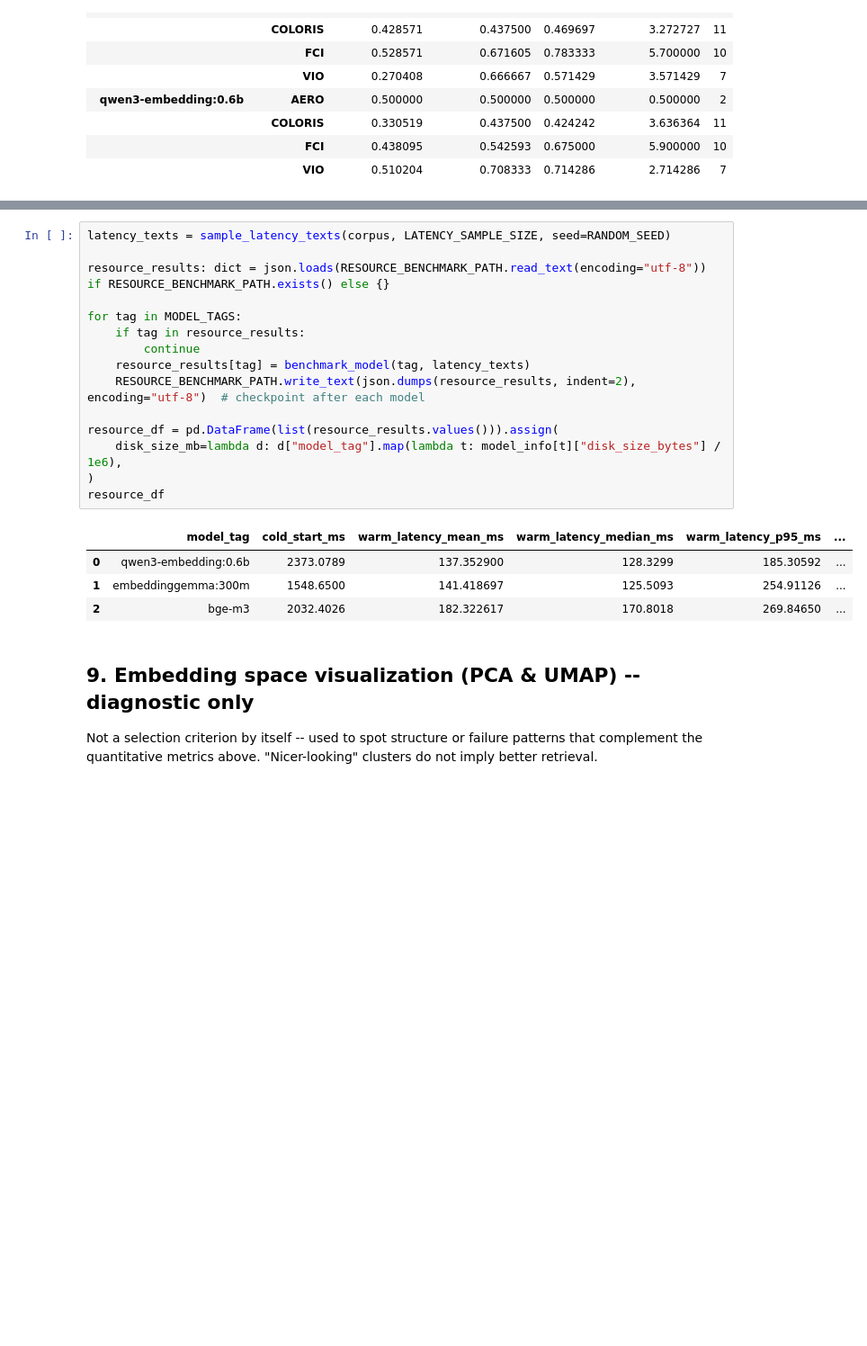
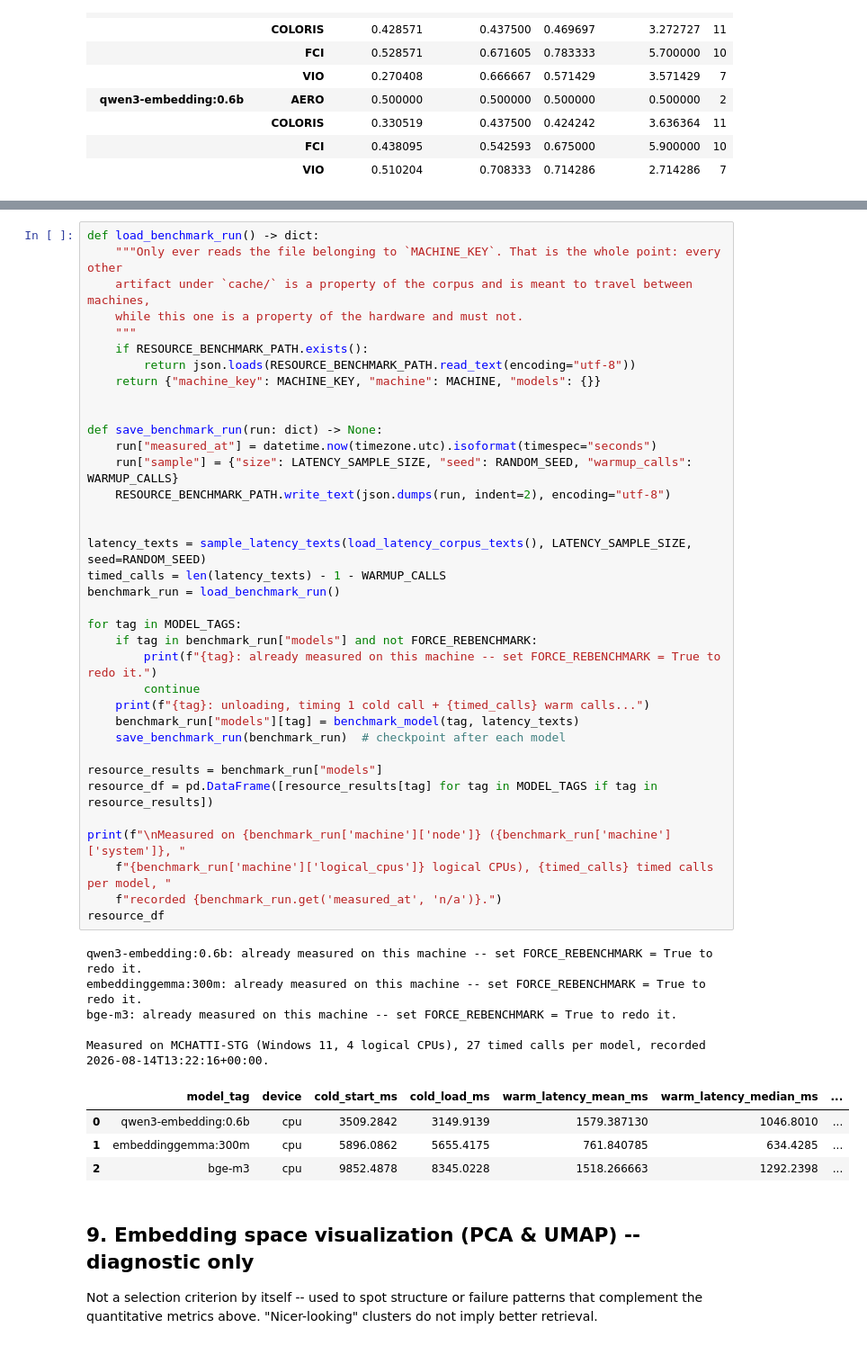
Before and after one commit to MohamedLouayChatti/suivi-run-intelligent, a Jupyter notebook: notebooks/models_evaluation/embedding_model_evaluation.ipynb, the cells around one changed output, grey strips where cells are left out. Shown at 90% size. Cells and saved outputs as stored; diff of their text form; blank space fills up the shorter version.

Commit message:
feat: Running model performane evaluation on CPU-Only machine

```diff
--- a/notebooks/models_evaluation/embedding_model_evaluation.ipynb
+++ b/notebooks/models_evaluation/embedding_model_evaluation.ipynb
@@ -1198,24 +1350,50 @@ def benchmark_model(model_tag: str, texts: list[str]) -> dict:
 	}
 # %%
-latency_texts = sample_latency_texts(corpus, LATENCY_SAMPLE_SIZE, seed=RANDOM_SEED)
+def load_benchmark_run() -> dict:
+	"""Only ever reads the file belonging to `MACHINE_KEY`. That is the whole point: every other
+	artifact under `cache/` is a property of the corpus and is meant to travel between machines,
+	while this one is a property of the hardware and must not.
+	"""
+	if RESOURCE_BENCHMARK_PATH.exists():
+		return json.loads(RESOURCE_BENCHMARK_PATH.read_text(encoding="utf-8"))
+	return {"machine_key": MACHINE_KEY, "machine": MACHINE, "models": {}}
 
-resource_results: dict = json.loads(RESOURCE_BENCHMARK_PATH.read_text(encoding="utf-8")) if RESOURCE_BENCHMARK_PATH.exists() else {}
+
+def save_benchmark_run(run: dict) -> None:
+	run["measured_at"] = datetime.now(timezone.utc).isoformat(timespec="seconds")
+	run["sample"] = {"size": LATENCY_SAMPLE_SIZE, "seed": RANDOM_SEED, "warmup_calls": WARMUP_CALLS}
+	RESOURCE_BENCHMARK_PATH.write_text(json.dumps(run, indent=2), encoding="utf-8")
+
+
+latency_texts = sample_latency_texts(load_latency_corpus_texts(), LATENCY_SAMPLE_SIZE, seed=RANDOM_SEED)
+timed_calls = len(latency_texts) - 1 - WARMUP_CALLS
+benchmark_run = load_benchmark_run()
 
 for tag in MODEL_TAGS:
-	if tag in resource_results:
+	if tag in benchmark_run["models"] and not FORCE_REBENCHMARK:
+		print(f"{tag}: already measured on this machine -- set FORCE_REBENCHMARK = True to redo it.")
 		continue
-	resource_results[tag] = benchmark_model(tag, latency_texts)
-	RESOURCE_BENCHMARK_PATH.write_text(json.dumps(resource_results, indent=2), encoding="utf-8")  # checkpoint after each model
+	print(f"{tag}: unloading, timing 1 cold call + {timed_calls} warm calls...")
+	benchmark_run["models"][tag] = benchmark_model(tag, latency_texts)
+	save_benchmark_run(benchmark_run)  # checkpoint after each model
 
-resource_df = pd.DataFrame(list(resource_results.values())).assign(
-	disk_size_mb=lambda d: d["model_tag"].map(lambda t: model_info[t]["disk_size_bytes"] / 1e6),
-)
+resource_results = benchmark_run["models"]
+resource_df = pd.DataFrame([resource_results[tag] for tag in MODEL_TAGS if tag in resource_results])
+
+print(f"\nMeasured on {benchmark_run['machine']['node']} ({benchmark_run['machine']['system']}, "
+	f"{benchmark_run['machine']['logical_cpus']} logical CPUs), {timed_calls} timed calls per model, "
+	f"recorded {benchmark_run.get('measured_at', 'n/a')}.")
 resource_df
 # %% [output]
+qwen3-embedding:0.6b: already measured on this machine -- set FORCE_REBENCHMARK = True to redo it.
+embeddinggemma:300m: already measured on this machine -- set FORCE_REBENCHMARK = True to redo it.
+bge-m3: already measured on this machine -- set FORCE_REBENCHMARK = True to redo it.
+
+Measured on MCHATTI-STG (Windows 11, 4 logical CPUs), 27 timed calls per model, recorded 2026-08-14T13:22:16+00:00.
-|  | model_tag | cold_start_ms | warm_latency_mean_ms | warm_latency_median_ms | warm_latency_p95_ms | ... |
-| 0 | qwen3-embedding:0.6b | 2373.0789 | 137.352900 | 128.3299 | 185.30592 | ... |
-| 1 | embeddinggemma:300m | 1548.6500 | 141.418697 | 125.5093 | 254.91126 | ... |
-| 2 | bge-m3 | 2032.4026 | 182.322617 | 170.8018 | 269.84650 | ... |
+|  | model_tag | device | cold_start_ms | cold_load_ms | warm_latency_mean_ms | warm_latency_median_ms | ... |
+| 0 | qwen3-embedding:0.6b | cpu | 3509.2842 | 3149.9139 | 1579.387130 | 1046.8010 | ... |
+| 1 | embeddinggemma:300m | cpu | 5896.0862 | 5655.4175 | 761.840785 | 634.4285 | ... |
+| 2 | bge-m3 | cpu | 9852.4878 | 8345.0228 | 1518.266663 | 1292.2398 | ... |
 # %% [markdown]
 ## 9. Embedding space visualization (PCA & UMAP) -- diagnostic only
 
```
Also changed, not shown: parts of 5 cells of this notebook, 1 other file.
